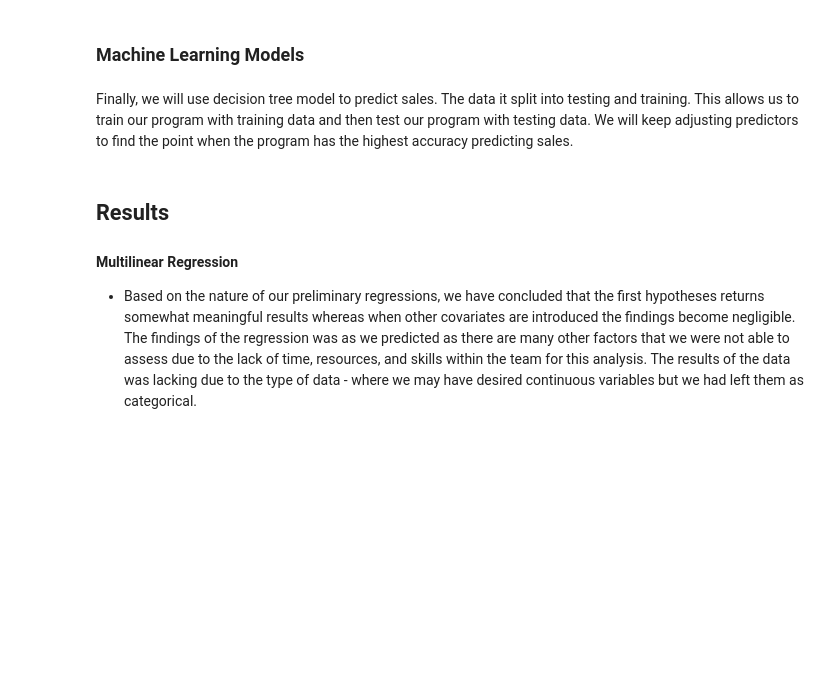
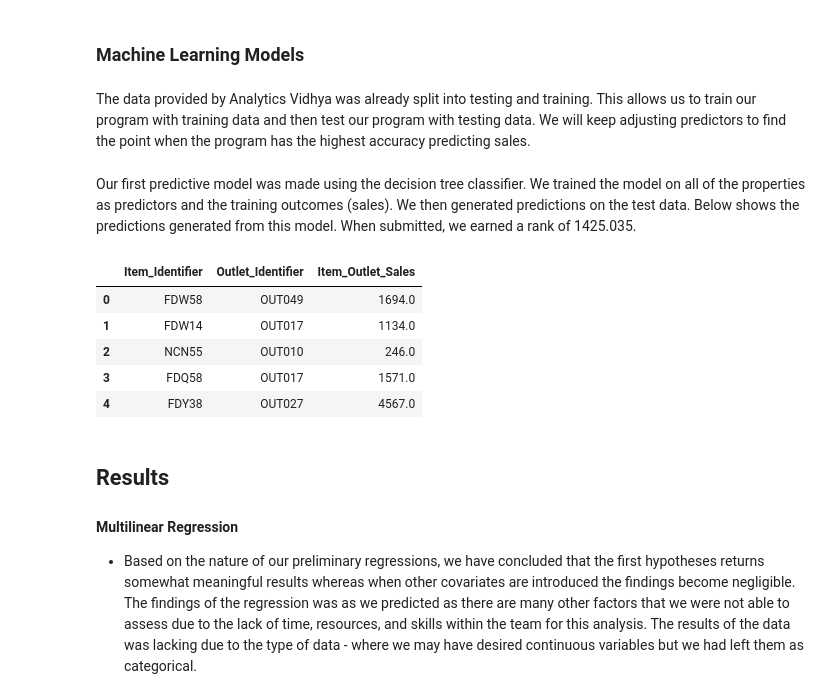
Before and after one commit to zicodeng/bigmart-sales-prediction, a Jupyter notebook: linear-regression.ipynb, the cells around one changed output. Drawn from its saved outputs; the diff is of its cells as text; code cells hidden in the pictures; blank space fills up the shorter version.

```diff
--- a/linear-regression.ipynb
+++ b/linear-regression.ipynb
@@ -224,11 +224,23 @@ Warnings:
 > We can observe a negative relationship between Sales and Item Visibility. The relationship is statistically significant. We also observe statistically significant, positive relationship between Outlet Sales and Outlet Location Type per unit of item visibility. The trend is higher for outlets in Tier 2 Locations compared to Tier 3 Locations.
 # %% [markdown]
 ### Machine Learning Models
-# %% [markdown]
-Finally, we will use decision tree model to predict sales. The data it split into testing and training. This allows us to train our program with training data and then test our program with testing data. We will keep adjusting predictors to find the point when the program has the highest accuracy predicting sales.
 # %%
 # Just including decision tree? Or are we including all the models we have submitted and compare w/ visuals like a4?
 # kari and zico por favor
+# %% [markdown]
+The data provided by Analytics Vidhya was already split into testing and training. This allows us to train our program with training data and then test our program with testing data. We will keep adjusting predictors to find the point when the program has the highest accuracy predicting sales.
+# %% [markdown]
+Our first predictive model was made using the decision tree classifier. We trained the model on all of the properties as predictors and the training outcomes (sales). We then generated predictions on the test data. Below shows the predictions generated from this model. When submitted, we earned a rank of 1425.035.
+# %%
+# Visualize this?
+getDecisionTreePredictions().head()
+# %% [output]
+|  | Item_Identifier | Outlet_Identifier | Item_Outlet_Sales |
+| 0 | FDW58 | OUT049 | 1694.0 |
+| 1 | FDW14 | OUT017 | 1134.0 |
+| 2 | NCN55 | OUT010 | 246.0 |
+| 3 | FDQ58 | OUT017 | 1571.0 |
+| 4 | FDY38 | OUT027 | 4567.0 |
 # %% [markdown]
 ## Results
 
```
Also changed, not shown: parts of 8 cells of this notebook, 1 other file.
